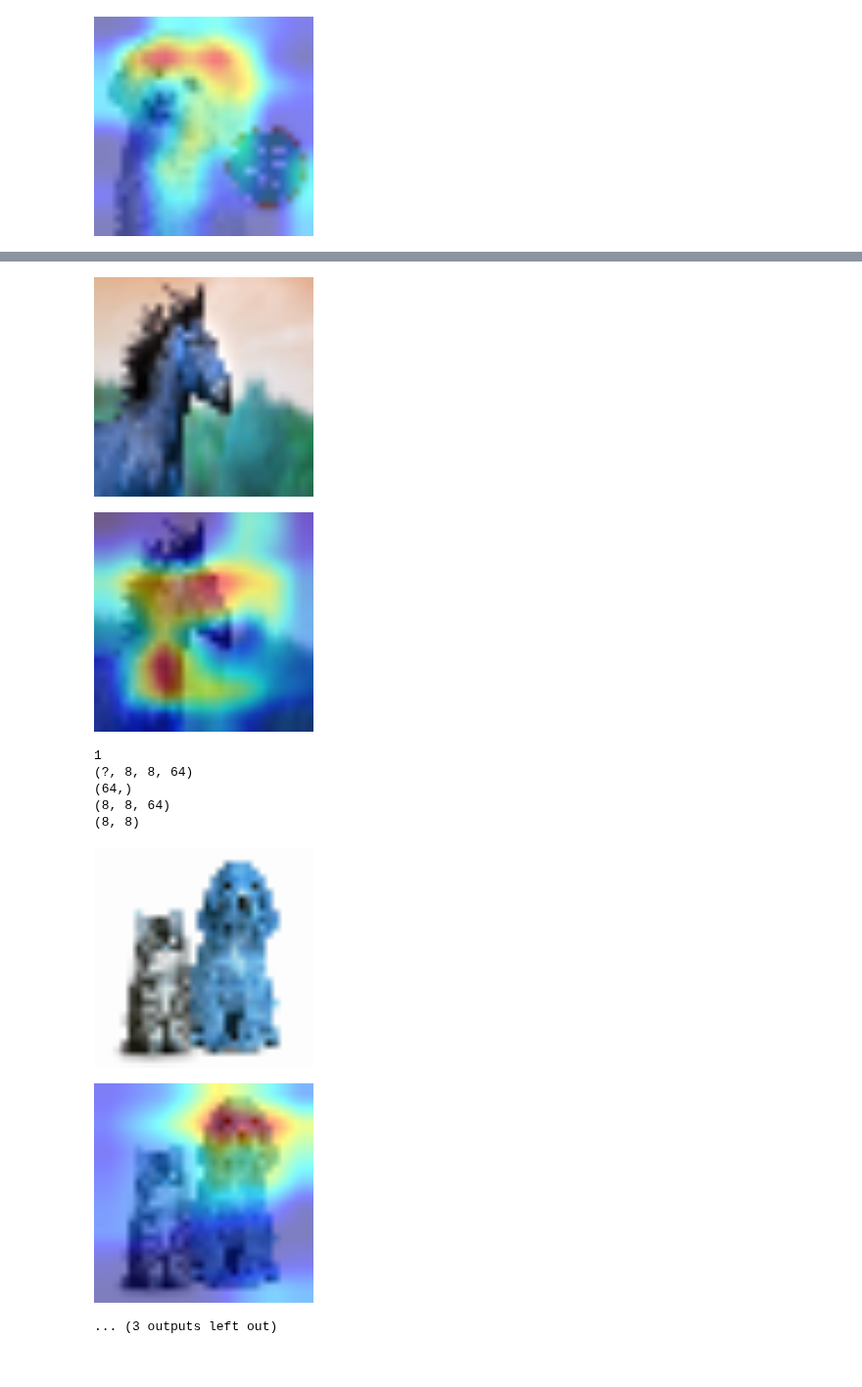
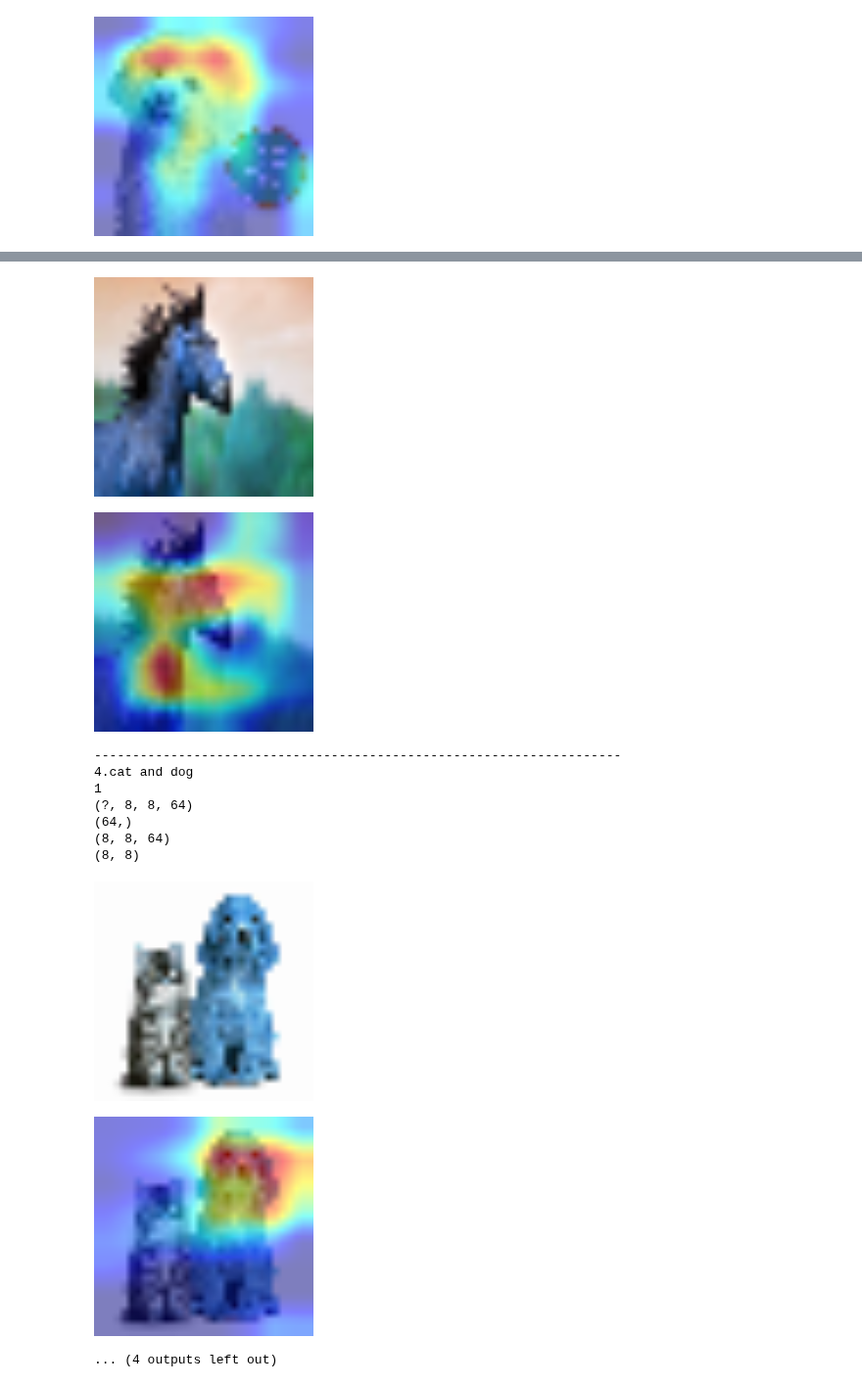
Before and after one commit to csharpshooter/EIP, a Jupyter notebook: A4/Assignment4/Assignment4b.ipynb, the cells around one changed output, grey strips where cells are left out. Shown at 98% size. Drawn from its saved outputs; the diff is of its cells as text; code cells hidden in the pictures.

```diff
--- a/A4/Assignment4/Assignment4b.ipynb
+++ b/A4/Assignment4/Assignment4b.ipynb
@@ -602,13 +602,25 @@ def gradcam(inputimage , layer,value):
   cv2_imshow(cv2.resize(superimposed_img, dsize=(224, 224)))
 # %%
 from skimage import io
+print('---------------------------------------------------------------------')
+print('1. Only dog')
 dog = io.imread("https://www.rspcapetinsurance.org.au/rspca/media/images/hero/dog-insurance-hero.jpg")
 gradcam(dog,"conv2d_75",64)
+print('---------------------------------------------------------------------')
+print('2. Only cat')
 cat = io.imread("http://www.petsworld.in/blog/wp-content/uploads/2014/09/cat.jpg")
 gradcam(cat,"conv2d_68",32)
+print('---------------------------------------------------------------------')
+print('3. Only horse')
 horse = io.imread("https://images2.minutemediacdn.com/image/upload/c_crop,h_1194,w_2121,x_0,y_34/f_auto,q_auto,w_1100/v1553786510/shape/mentalfloss/539787-istock-879570436.jpg")
 gradcam(horse,"conv2d_75",64)
+print('---------------------------------------------------------------------')
+print('4.cat and dog')
 cnd = io.imread("http://www.mendhamtownship.org/images/animal%20control/Cat-Dog.jpg")
-gradcam(cnd,"conv2d_77",16)
-gradcam(cnd,"conv2d_68",32)
+gradcam(cnd,"conv2d_77",32)
+print('---------------------------------------------------------------------')
+print('5.ship')
+ship = io.imread("https://timbercoast.com/wp-content/uploads/HD-Photo-AVONTUUR-PF-1024x683@2x.jpg")
+gradcam(ship,"conv2d_77",32)
+print('---------------------------------------------------------------------')
 # %% [output]
@@ -629,15 +647,17 @@ gradcam(cnd,"conv2d_68",32)
 1
 (?, 8, 8, 64)
 (64,)
 (8, 8, 64)
 (8, 8)
 [figure]
 [figure]
+---------------------------------------------------------------------
+4.cat and dog
 1
 (?, 8, 8, 64)
 (64,)
 (8, 8, 64)
 (8, 8)
 [figure]
-[figure, old version]
+[figure, new version]
-... (3 outputs left out)
+... (4 outputs left out)
```
Also changed, not shown: parts of 1 cell of this notebook.
